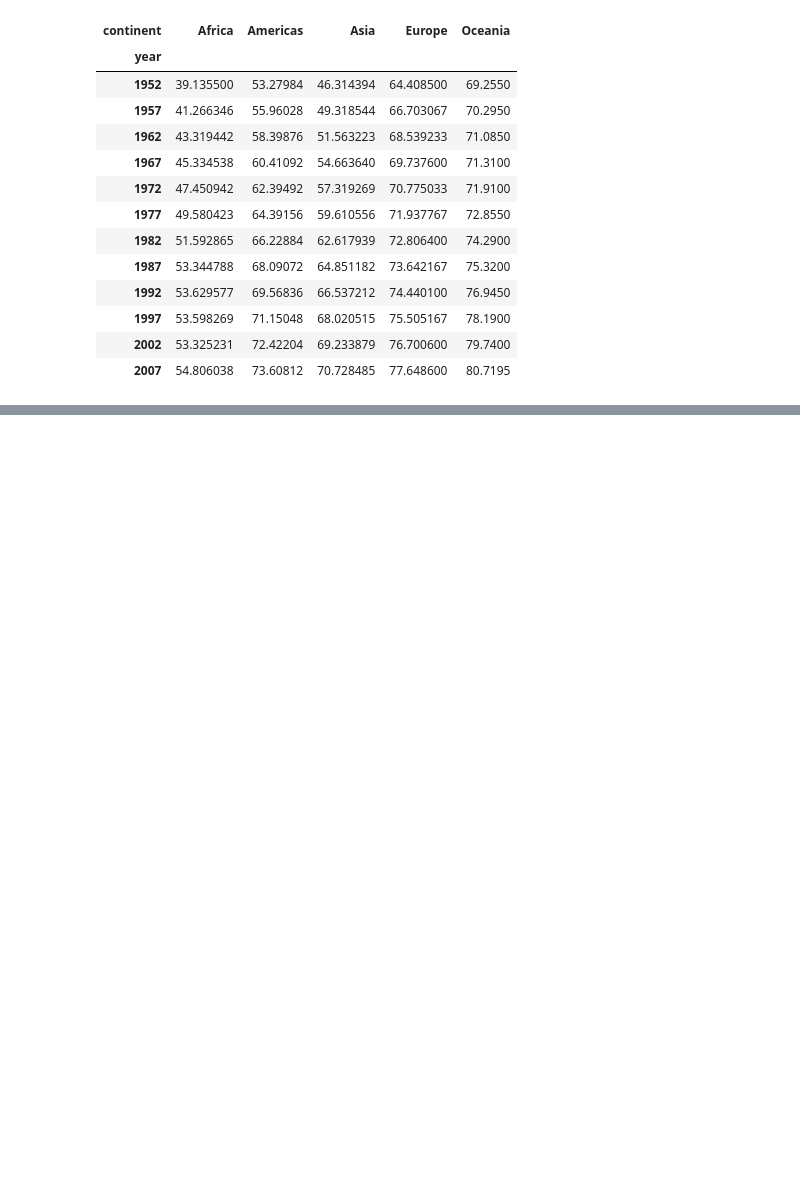
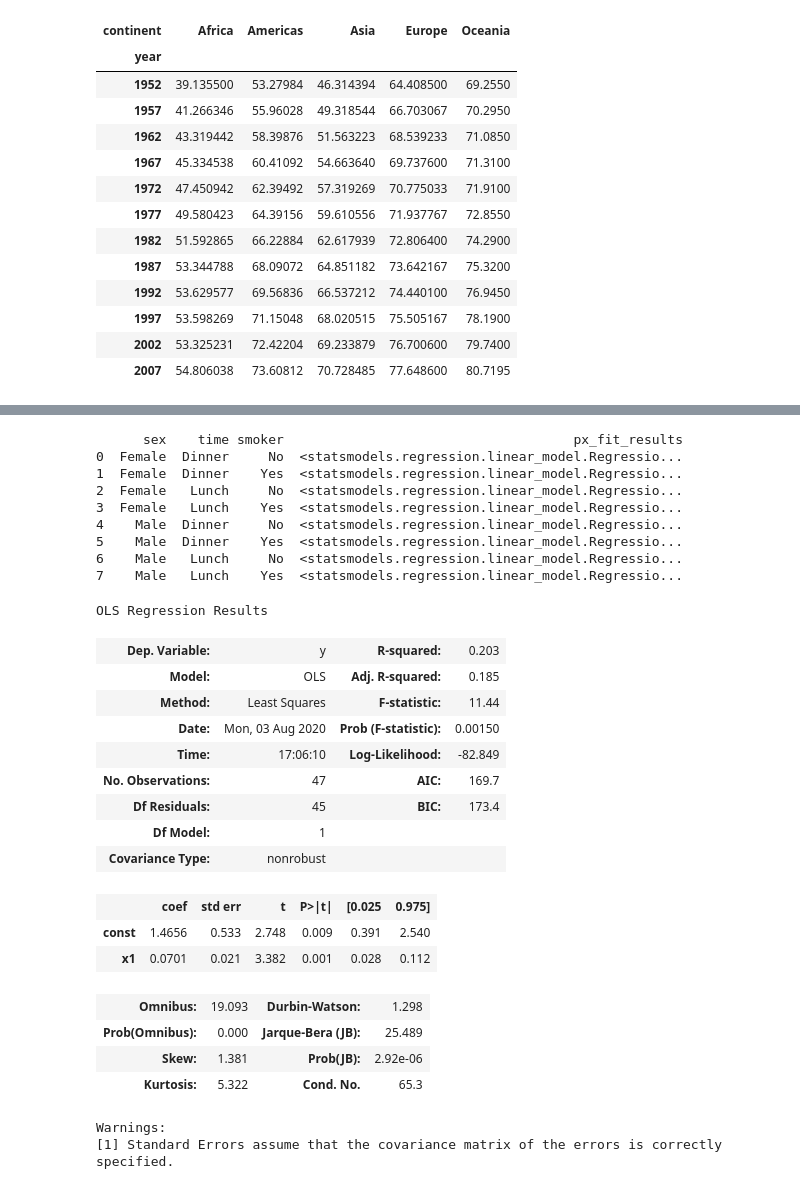
Before and after one commit to ranvir28singh/Data-Viz-with-Python, a Jupyter notebook: Exploring Plotly.ipynb, the cells around one changed output, grey strips where cells are left out. Saved outputs shown, nothing was run; the diff lists cells and outputs as text; code cells hidden in the pictures; blank space fills up the shorter version.

```diff
--- a/Exploring Plotly.ipynb
+++ b/Exploring Plotly.ipynb
@@ -225,0 +318,9 @@ fig.show()
+# %%
+fig = px.scatter(tips_df, x="total_bill", y="tip", facet_col="smoker",facet_row="time", color="sex", trendline="ols")
+fig.show()
+
+results = px.get_trendline_results(fig)
+print(results)
+
+results.query("sex == 'Male' and smoker == 'Yes'").px_fit_results.iloc[0].summary()
+# %% [output]
@@ -225,0 +328,28 @@ fig.show()
+      sex    time smoker                                     px_fit_results
+0  Female  Dinner     No  <statsmodels.regression.linear_model.Regressio...
+1  Female  Dinner    Yes  <statsmodels.regression.linear_model.Regressio...
+2  Female   Lunch     No  <statsmodels.regression.linear_model.Regressio...
+3  Female   Lunch    Yes  <statsmodels.regression.linear_model.Regressio...
+4    Male  Dinner     No  <statsmodels.regression.linear_model.Regressio...
+5    Male  Dinner    Yes  <statsmodels.regression.linear_model.Regressio...
+6    Male   Lunch     No  <statsmodels.regression.linear_model.Regressio...
+7    Male   Lunch    Yes  <statsmodels.regression.linear_model.Regressio...
+OLS Regression Results
+| Dep. Variable: | y | R-squared: | 0.203 |
+| Model: | OLS | Adj. R-squared: | 0.185 |
+| Method: | Least Squares | F-statistic: | 11.44 |
+| Date: | Mon, 03 Aug 2020 | Prob (F-statistic): | 0.00150 |
+| Time: | 17:06:10 | Log-Likelihood: | -82.849 |
+| No. Observations: | 47 | AIC: | 169.7 |
+| Df Residuals: | 45 | BIC: | 173.4 |
+| Df Model: | 1 |  |  |
+| Covariance Type: | nonrobust |  |  |
+|  | coef | std err | t | P>|t| | [0.025 | 0.975] |
+| const | 1.4656 | 0.533 | 2.748 | 0.009 | 0.391 | 2.540 |
+| x1 | 0.0701 | 0.021 | 3.382 | 0.001 | 0.028 | 0.112 |
+| Omnibus: | 19.093 | Durbin-Watson: | 1.298 |
+| Prob(Omnibus): | 0.000 | Jarque-Bera (JB): | 25.489 |
+| Skew: | 1.381 | Prob(JB): | 2.92e-06 |
+| Kurtosis: | 5.322 | Cond. No. | 65.3 |
+Warnings:
+[1] Standard Errors assume that the covariance matrix of the errors is correctly specified.
```
Also changed, not shown: parts of 38 cells of this notebook.
